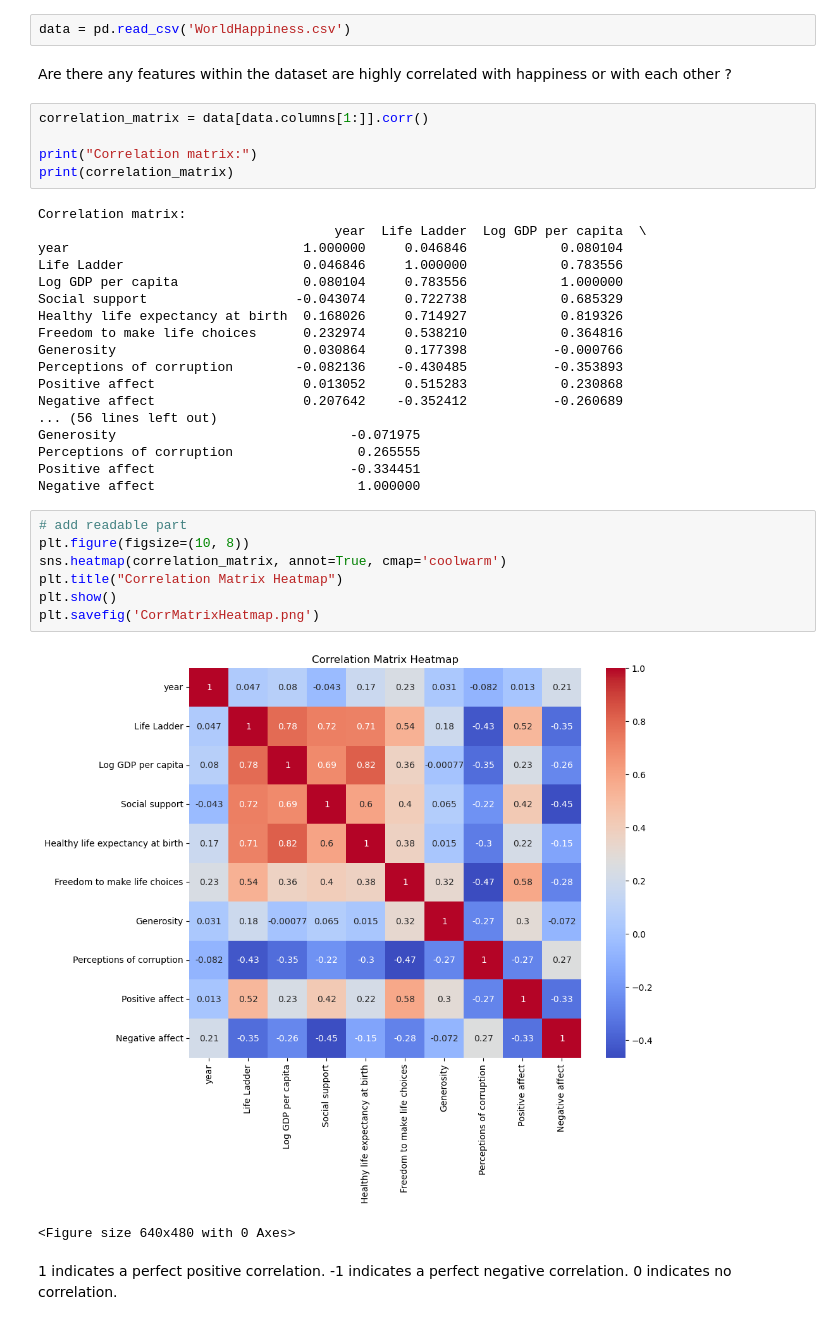
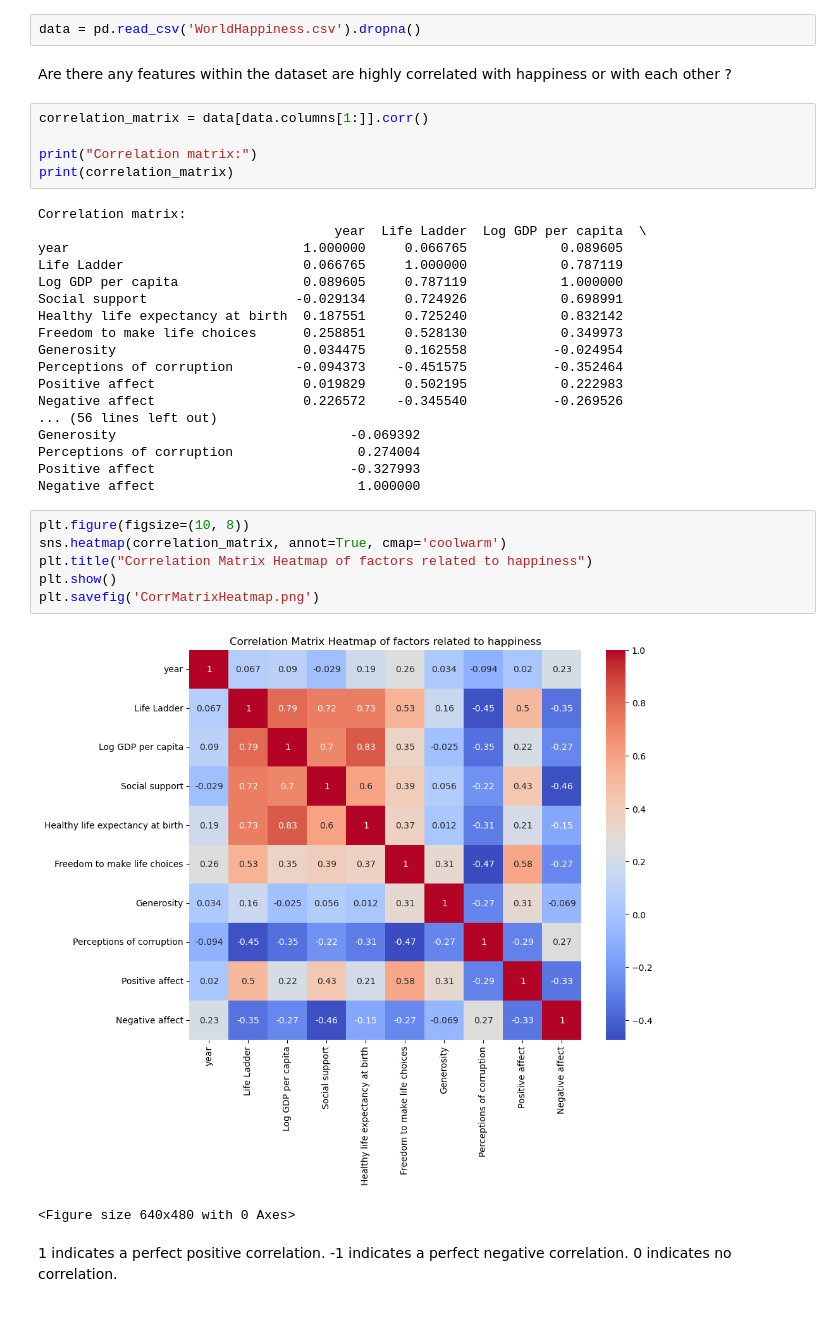
Before and after one commit to VeronikaPetrushka/lu-ml-project, a Jupyter notebook: VizRelationships.ipynb, the cells around one changed output. Cells and saved outputs as stored; diff of their text form.

```diff
--- a/VizRelationships.ipynb
+++ b/VizRelationships.ipynb
@@ -20,7 +20,7 @@ Requirement already satisfied: pytz>=2020.1 in c:\users\ver0n\miniconda3\envs\id
 Requirement already satisfied: tzdata>=2022.1 in c:\users\ver0n\miniconda3\envs\idm\lib\site-packages (from pandas>=1.2->seaborn) (2023.3)
 Requirement already satisfied: six>=1.5 in c:\users\ver0n\miniconda3\envs\idm\lib\site-packages (from python-dateutil>=2.7->matplotlib!=3.6.1,>=3.4->seaborn) (1.16.0)
 # %%
-data = pd.read_csv('WorldHappiness.csv')
+data = pd.read_csv('WorldHappiness.csv').dropna()
 # %% [markdown]
 Are there any features within the dataset are highly correlated with happiness or with each other ?
 # %%
@@ -31,30 +31,29 @@ print(correlation_matrix)
 # %% [output]
 Correlation matrix:
                                       year  Life Ladder  Log GDP per capita  \
-year                              1.000000     0.046846            0.080104
-Life Ladder                       0.046846     1.000000            0.783556
-Log GDP per capita                0.080104     0.783556            1.000000
-Social support                   -0.043074     0.722738            0.685329
-Healthy life expectancy at birth  0.168026     0.714927            0.819326
-Freedom to make life choices      0.232974     0.538210            0.364816
-Generosity                        0.030864     0.177398           -0.000766
-Perceptions of corruption        -0.082136    -0.430485           -0.353893
-Positive affect                   0.013052     0.515283            0.230868
-Negative affect                   0.207642    -0.352412           -0.260689
+year                              1.000000     0.066765            0.089605
+Life Ladder                       0.066765     1.000000            0.787119
+Log GDP per capita                0.089605     0.787119            1.000000
+Social support                   -0.029134     0.724926            0.698991
+Healthy life expectancy at birth  0.187551     0.725240            0.832142
+Freedom to make life choices      0.258851     0.528130            0.349973
+Generosity                        0.034475     0.162558           -0.024954
+Perceptions of corruption        -0.094373    -0.451575           -0.352464
+Positive affect                   0.019829     0.502195            0.222983
+Negative affect                   0.226572    -0.345540           -0.269526
 ... (56 lines left out)
-Generosity                              -0.071975
-Perceptions of corruption                0.265555
-Positive affect                         -0.334451
+Generosity                              -0.069392
+Perceptions of corruption                0.274004
+Positive affect                         -0.327993
 Negative affect                          1.000000
 # %%
-# add readable part
 plt.figure(figsize=(10, 8))
 sns.heatmap(correlation_matrix, annot=True, cmap='coolwarm')
-plt.title("Correlation Matrix Heatmap")
+plt.title("Correlation Matrix Heatmap of factors related to happiness")
 plt.show()
 plt.savefig('CorrMatrixHeatmap.png')
 # %% [output]
-[figure, old version]
+[figure, new version]
 <Figure size 640x480 with 0 Axes>
 # %% [markdown]
  1 indicates a perfect positive correlation.
```
Also changed, not shown: parts of 3 cells of this notebook, 5 other files.
